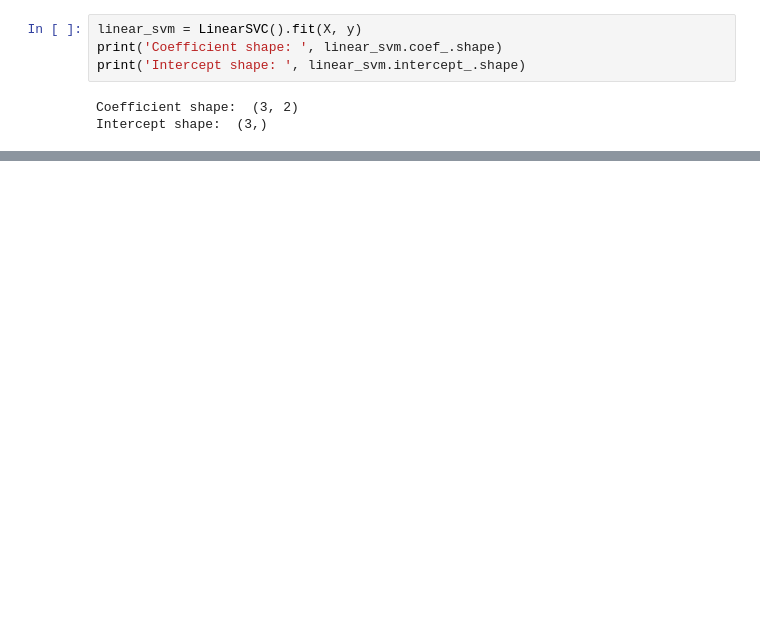
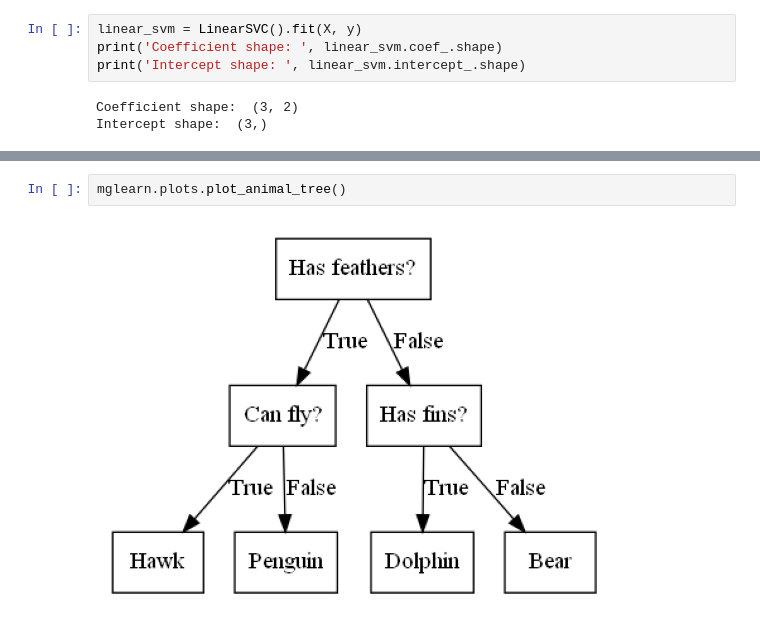
Before and after one commit to JPL-JUNO/Introduction-to-Machine-Learning-with-Python, a Jupyter notebook: Codes/Ch2.ipynb, the cells around one changed output, grey strips where cells are left out. Saved outputs shown, nothing was run; the diff lists cells and outputs as text; blank space fills up the shorter version.

```diff
--- a/Codes/Ch2.ipynb
+++ b/Codes/Ch2.ipynb
@@ -594,0 +632,4 @@ plt.show()
+# %%
+mglearn.plots.plot_animal_tree()
+# %% [output]
+[figure, added]
```
Also changed, not shown: parts of 26 cells of this notebook, 3 other files.
